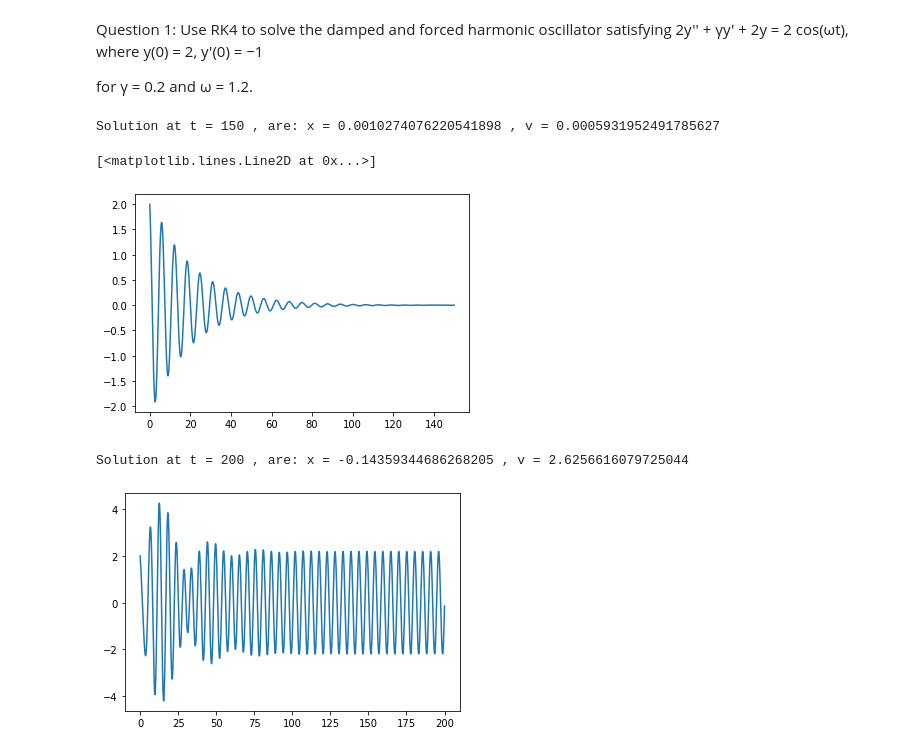
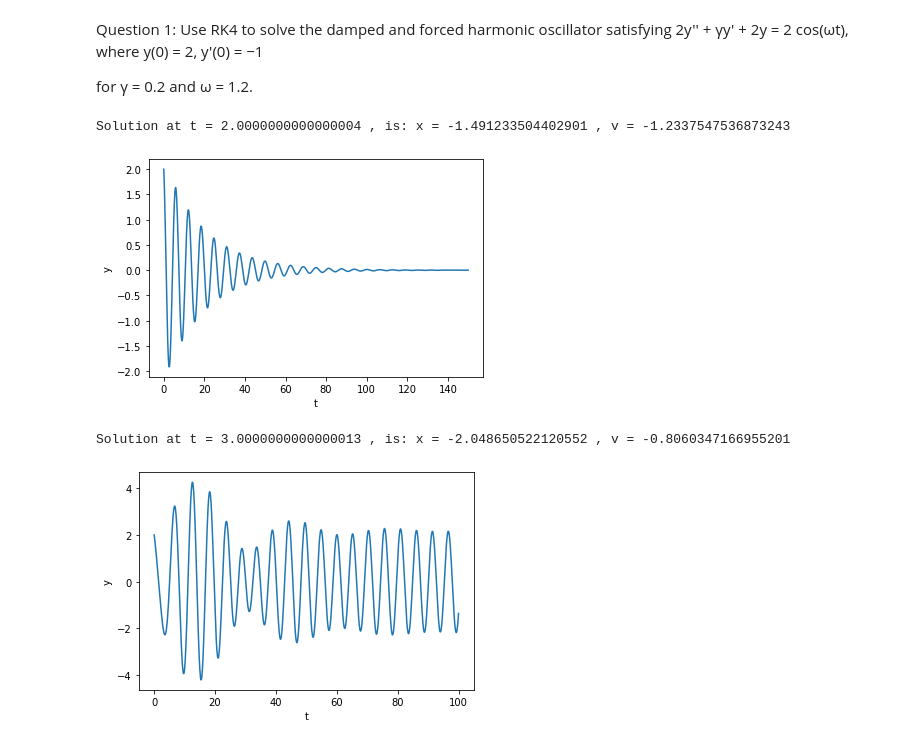
Before and after one commit to Dr-Noobilson/P346-CPL-Assignments, a Jupyter notebook: Assign6.ipynb, the cells around one changed output. Saved outputs shown, nothing was run; the diff lists cells and outputs as text; code cells hidden in the pictures.

```diff
--- a/Assign6.ipynb
+++ b/Assign6.ipynb
@@ -18,23 +18,31 @@ def dvdt(x,v,t):
     return -0.5*(0.2*v + 2*x)
 
 T,V,X = t1.CODE1(0,2,-1,dxdt,dvdt,0.1,150)
+plt.xlabel("t")
+plt.ylabel("y")
 plt.plot(T,X)
+
+#Solution at any arbitrary point in domain
+print("Solution at t =",T[20], ", is: x =", X[20],", v =",V[20])
 # %% [output]
-Solution at t = 150 , are: x = 0.0010274076220541898 , v = 0.0005931952491785627
+Solution at t = 2.0000000000000004 , is: x = -1.491233504402901 , v = -1.2337547536873243
-[<matplotlib.lines.Line2D at 0x...>]
-[figure, old version]
+[figure, new version]
 # %%
 #For damped oscillator (2y'' + 0.2y' + 2y = 2cos(1.2*t))
 
 def dxdt1(x,v,t):
     return v
 
 def dvdt1(x,v,t):
     return -0.5*(0.2*v + 2*x - 2*np.cos(1.2*t))
 
-T,V,X = t1.CODE1(0,2,-1,dxdt1,dvdt1,0.1,200)
+T,V,X = t1.CODE1(0,2,-1,dxdt1,dvdt1,0.1,100)
+plt.xlabel("t")
+plt.ylabel("y")
 plt.plot(T,X)
-plt.show()
+
+#Solution at any arbitrary point in domain
+print("Solution at t =",T[30], ", is: x =", X[30],", v =",V[30])
 # %% [output]
-Solution at t = 200 , are: x = -0.14359344686268205 , v = 2.6256616079725044
+Solution at t = 3.0000000000000013 , is: x = -2.048650522120552 , v = -0.8060347166955201
-[figure, old version]
+[figure, new version]
```
Also changed, not shown: parts of 4 cells of this notebook, 2 other files.
